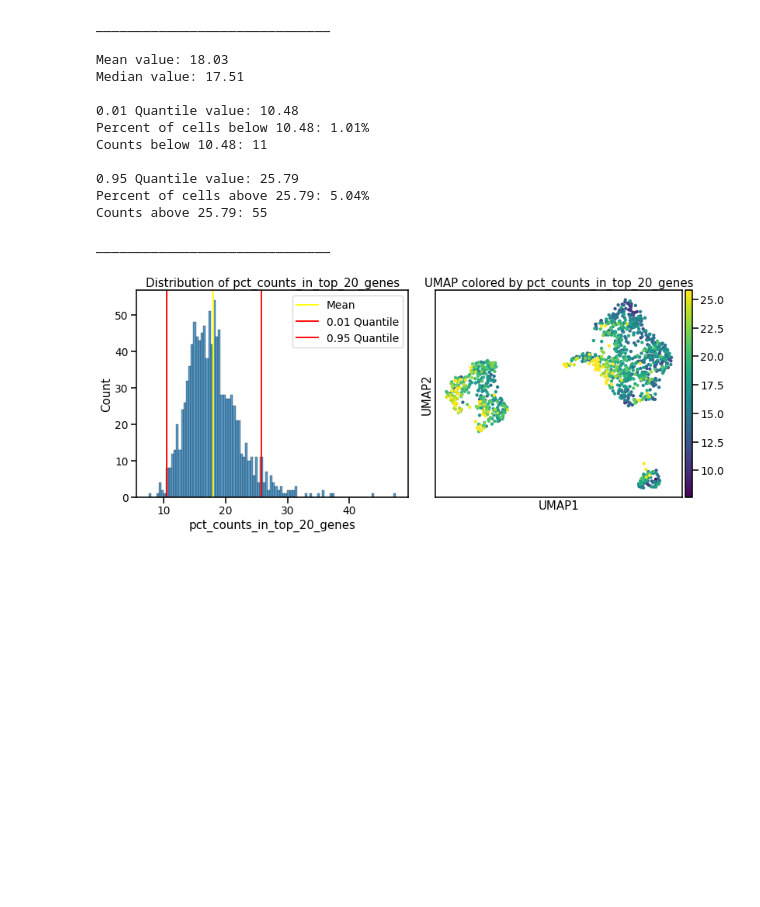
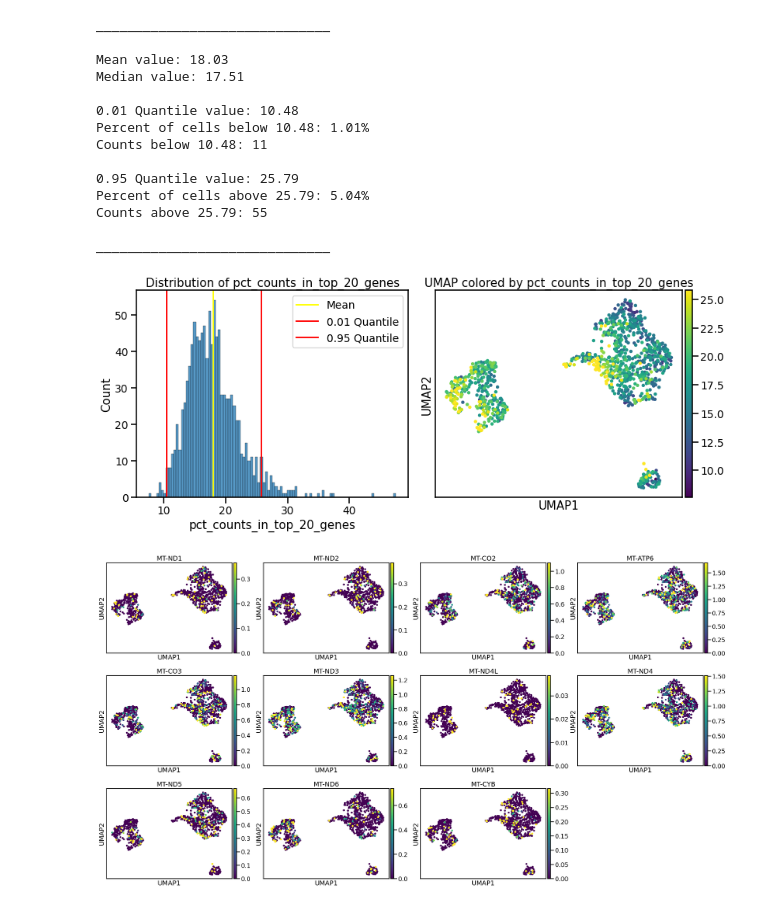
Before and after one commit to kevin-lee-aifi/mm_bm_chip_organoids, a Jupyter notebook: EXP-01244/quality_control/week3_organoid.ipynb, the cells around one changed output. Cells and saved outputs as stored; diff of their text form; code cells hidden in the pictures; blank space fills up the shorter version.

```diff
--- a/EXP-01244/quality_control/week3_organoid.ipynb
+++ b/EXP-01244/quality_control/week3_organoid.ipynb
@@ -106,6 +106,19 @@ sc.pp.pca(adata)
 sc.pp.neighbors(adata)
 sc.tl.umap(adata)
 
+# Computing a range of leiden resolutions from 0-2 in increments of 0.1
+res_range = np.round(np.arange(0, 2.2, 0.1), 1)
+for res in res_range:
+    sc.tl.leiden(
+        adata,
+        flavor="igraph",
+        key_added=f"leiden_{str(res).replace('.', '_')}",
+        n_iterations=2,
+        resolution=res
+    )
+
+adata.uns['leiden_ranges'] = [f'leiden_{i:.1f}'.replace('.', '_') for i in np.arange(0, 2.1, 0.1)]
+
 adata.write(objdir + 'week3_qc_adata.h5ad', compression='gzip')
 # %% [output]
 ... storing 'sample' as categorical
@@ -244,3 +257,14 @@ Counts above 25.79: 55
 
 ______________________________
 [figure]
+# %%
+genes = list(adata.var.index)
+mt_genes = [gene for gene in genes if "MT-" in gene]
+
+sc.pl.umap(
+    adata,
+    color=mt_genes,
+    vmax='p95'
+)
+# %% [output]
+[figure, added]
```
Also changed, not shown: 4 other files.
